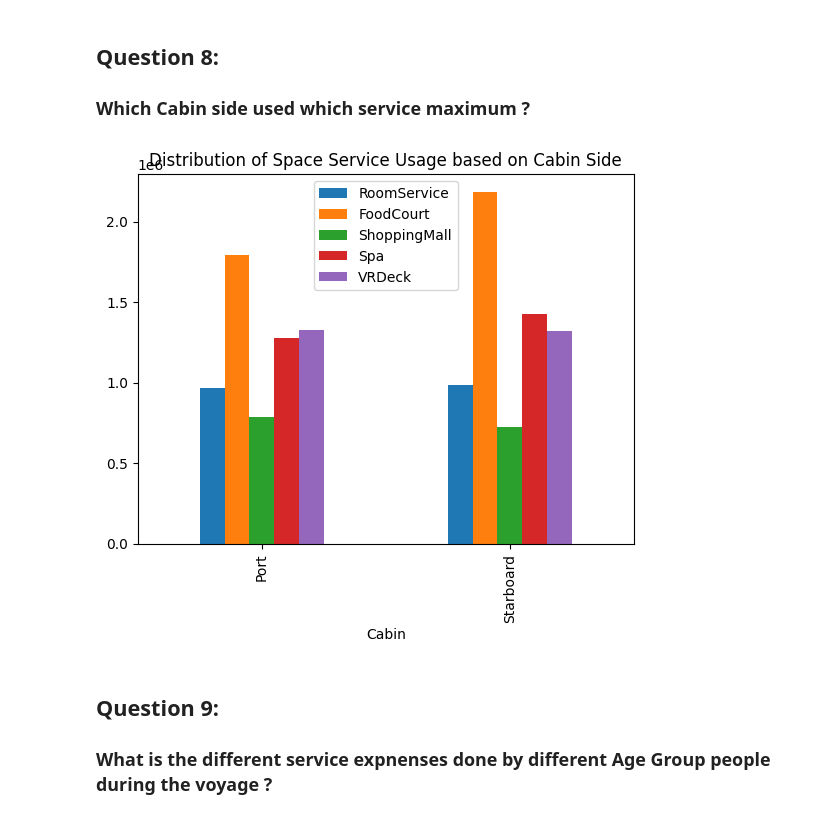
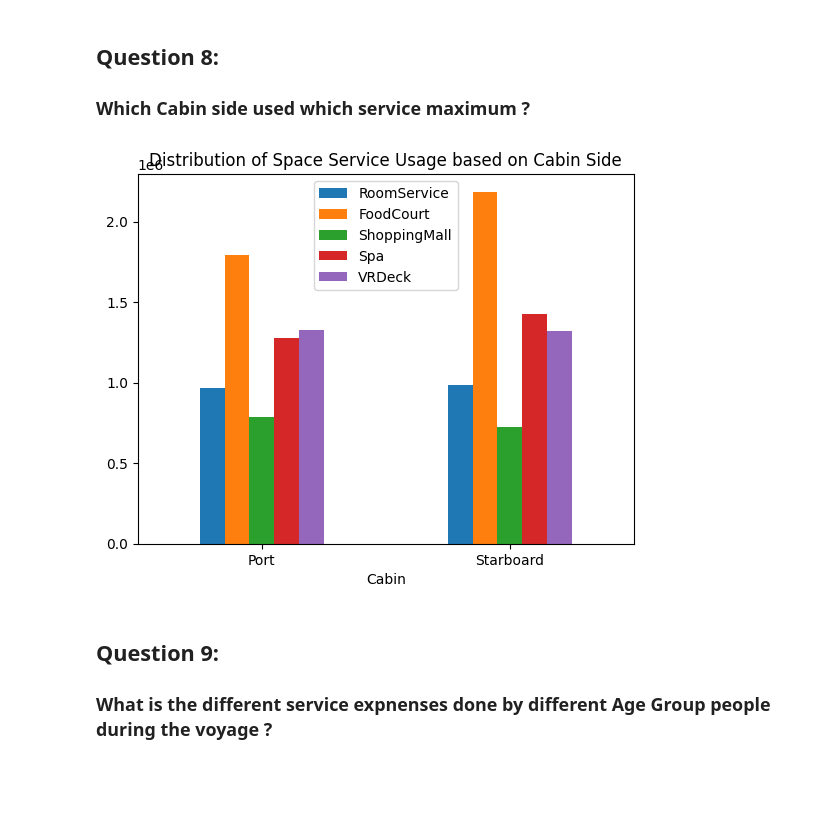
Before and after one commit to meghalagarwal/Space_Titanic_Transport_Prediction, a Jupyter notebook: Clean_Data_EDA.ipynb, the cells around one changed output. Saved outputs shown, nothing was run; the diff lists cells and outputs as text; code cells hidden in the pictures; blank space fills up the shorter version.

```diff
--- a/Clean_Data_EDA.ipynb
+++ b/Clean_Data_EDA.ipynb
@@ -131,9 +134,10 @@ plt.savefig('/home/meghal/Personal/Personal Projects/Space Titanic/Images/Usage
 ### Which Cabin side used which service maximum ?
 # %%
 data.groupby('Cabin')[['RoomService','FoodCourt','ShoppingMall','Spa','VRDeck']].sum().plot(kind='bar').set_title('Distribution of Space Service Usage based on Cabin Side')
+plt.xticks(rotation=0)
 plt.savefig('/home/meghal/Personal/Personal Projects/Space Titanic/Images/Distribution of Space Service Usage based on Cabin Side.jpg')
 # %% [output]
-[figure, old version]
+[figure, new version]
 # %% [markdown]
 ## Question 9:
 
```
Also changed, not shown: parts of 10 cells of this notebook, 9 other files.
